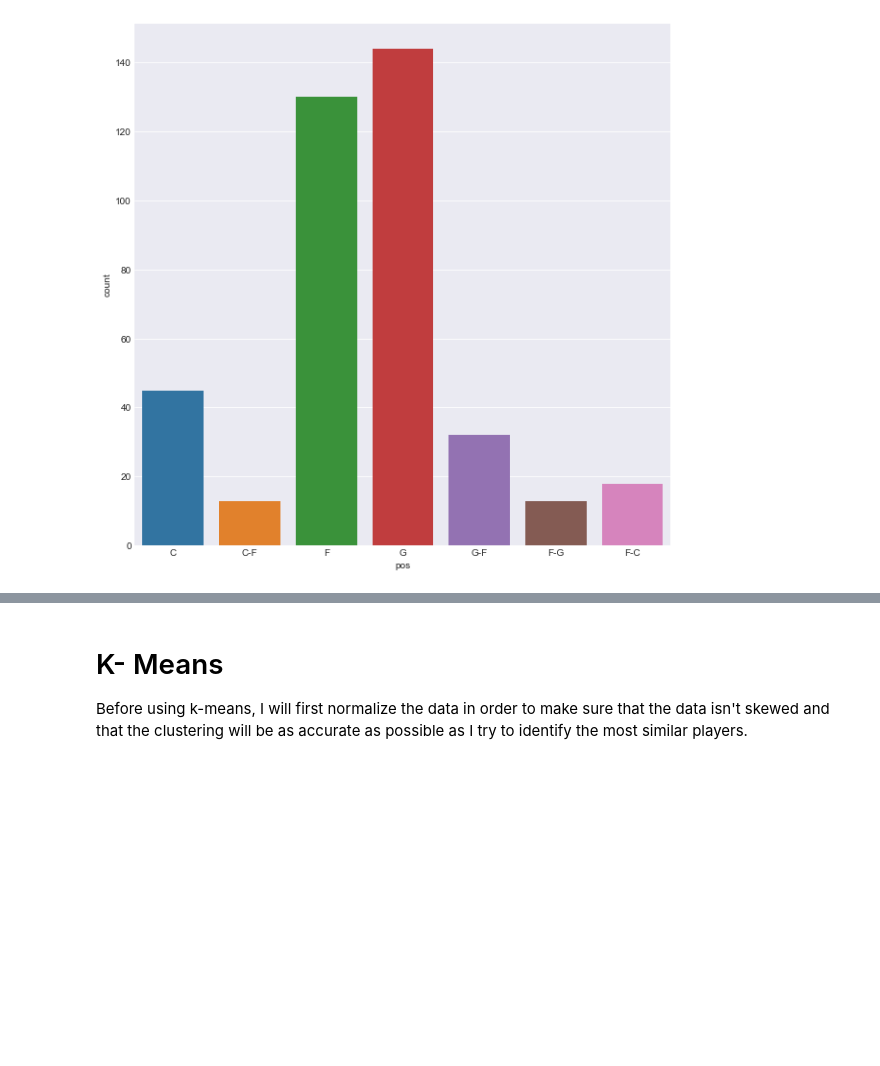
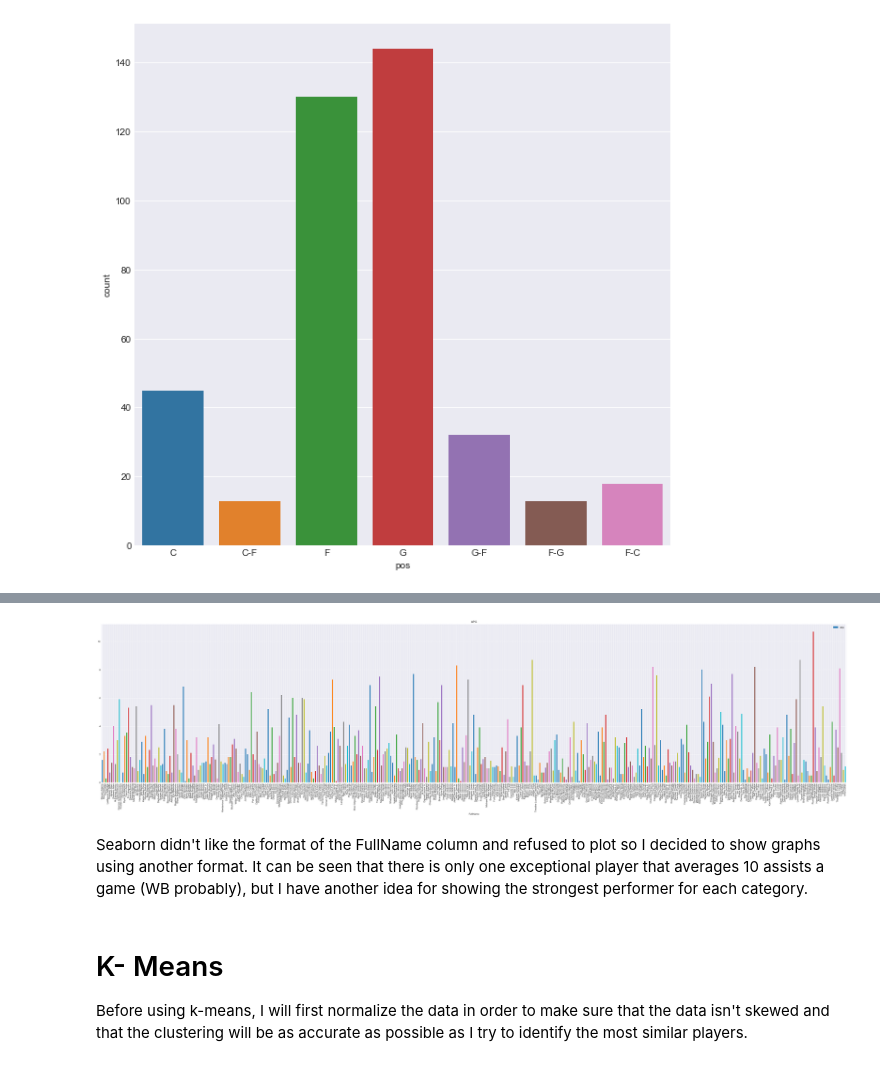
Before and after one commit to lamkg/Fantasy-Basketball-Draft-Project, a Jupyter notebook: Fantasy Basketball Projections 2019.ipynb, the cells around one changed output, grey strips where cells are left out. Cells and saved outputs as stored; diff of their text form; code cells hidden in the pictures; blank space fills up the shorter version.

Commit message:
Cleaned data. Prepare for modeling.

```diff
--- a/Fantasy Basketball Projections 2019.ipynb
+++ b/Fantasy Basketball Projections 2019.ipynb
@@ -197,3 +195,12 @@ nba_data
+# %%
+# Transform names into numerical format
+model_encoder2 = LabelEncoder().fit(nba_data['FullName'])
+
+# Store in a new column
+nba_data['encoded_name'] = model_encoder2.transform(nba_data['FullName'])
+# %%
+# Use this as another way to keep track of player and row number.
+nba_data['RowCount'] = range(len(nba_data))
 # %% [markdown]
 # Data Exploration
 # %%
@@ -207 +229,9 @@ pos_count = sns.countplot(x="pos", data=nba_data)
+# %%
+# Plot assists per game
+nba_data.plot(kind='bar', x='FullName', y='apg',figsize=(55, 12), title='APG')
+plt.show()
+# %% [output]
+[figure, added]
+# %% [markdown]
+Seaborn didn't like the format of the FullName column and refused to plot so I decided to show graphs using another format. It can be seen that there is only one exceptional player that averages 10 assists a game (WB probably), but I have another idea for showing the strongest performer for each category.
 # %% [markdown]
```
Also changed, not shown: parts of 7 cells of this notebook.
